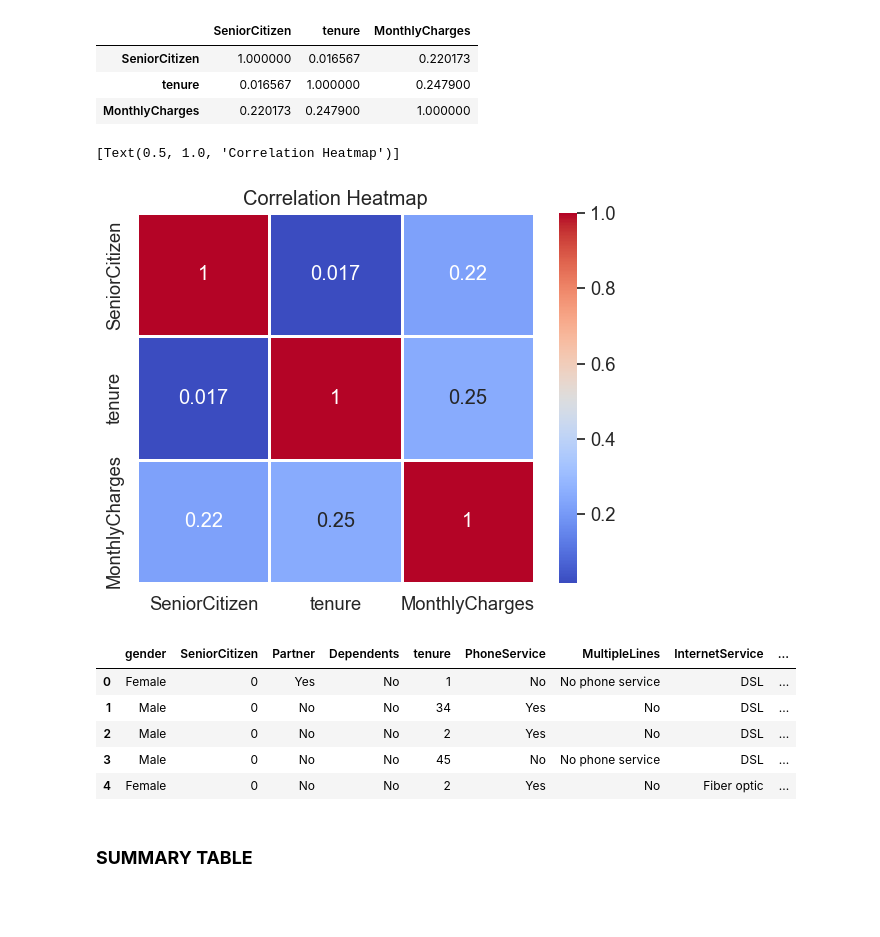
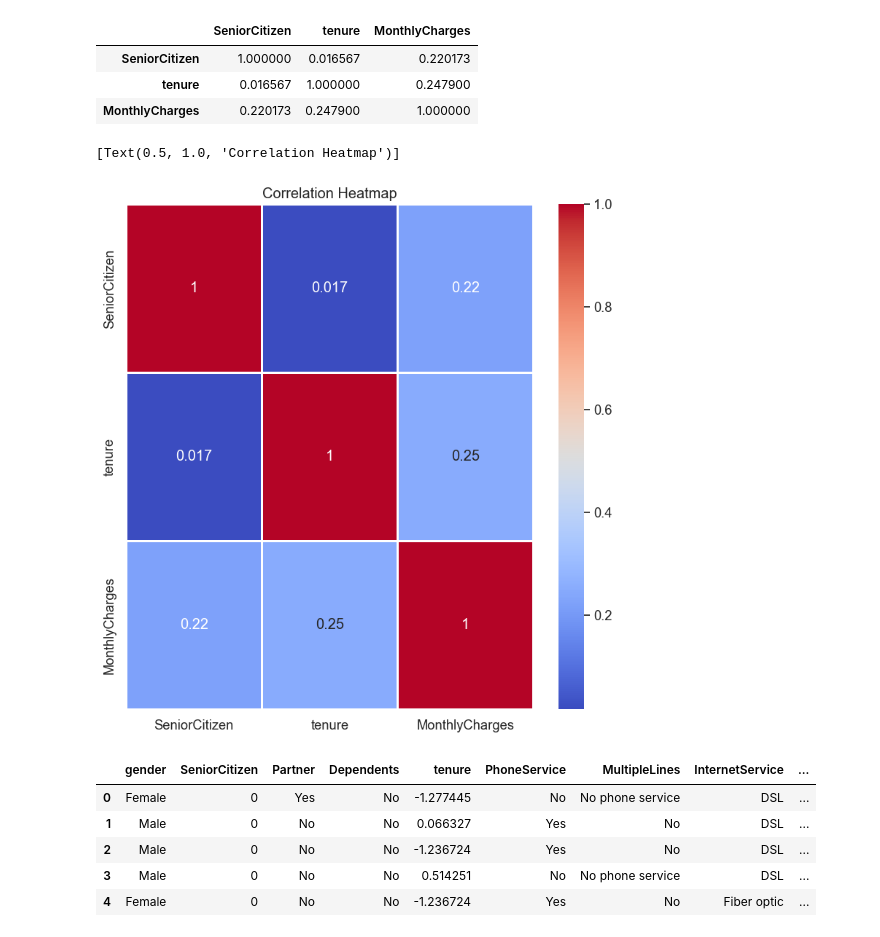
Before and after one commit to aiyegboka/Telcom, a Jupyter notebook: customer_chun.ipynb, the cells around one changed output. Saved outputs shown, nothing was run; the diff lists cells and outputs as text; code cells hidden in the pictures; blank space fills up the shorter version.

```diff
--- a/customer_chun.ipynb
+++ b/customer_chun.ipynb
@@ -283,0 +294,7 @@ ohe.categories_'''
+# %%
+from sklearn.preprocessing import StandardScaler
+
+scaler = StandardScaler()
+
+telcom[['tenure', 'MonthlyCharges']] = scaler.fit_transform(telcom[['tenure', 'MonthlyCharges']])
+display(telcom[['tenure', 'MonthlyCharges']])
@@ -403,10 +360,11 @@ display(corr)
 | tenure | 0.016567 | 1.000000 | 0.247900 |
 | MonthlyCharges | 0.220173 | 0.247900 | 1.000000 |
 # %%
+plt.figure(figsize=(9,9))
 sns.heatmap(corr, annot=True, cmap='coolwarm', linewidths=1).set(title = 'Correlation Heatmap')
 # %% [output]
 [Text(0.5, 1.0, 'Correlation Heatmap')]
-[figure, old version]
+[figure, new version]
 # %%
 fig = px.imshow(corr, text_auto=True, title='Correlation Heatmap')
 fig.show()
@@ -414,10 +372,8 @@ fig.show()
 telcom.head()
 # %% [output]
 |  | gender | SeniorCitizen | Partner | Dependents | tenure | PhoneService | MultipleLines | InternetService | ... |
-| 0 | Female | 0 | Yes | No | 1 | No | No phone service | DSL | ... |
-| 1 | Male | 0 | No | No | 34 | Yes | No | DSL | ... |
-| 2 | Male | 0 | No | No | 2 | Yes | No | DSL | ... |
-| 3 | Male | 0 | No | No | 45 | No | No phone service | DSL | ... |
-| 4 | Female | 0 | No | No | 2 | Yes | No | Fiber optic | ... |
+| 0 | Female | 0 | Yes | No | -1.277445 | No | No phone service | DSL | ... |
+| 1 | Male | 0 | No | No | 0.066327 | Yes | No | DSL | ... |
+| 2 | Male | 0 | No | No | -1.236724 | Yes | No | DSL | ... |
+| 3 | Male | 0 | No | No | 0.514251 | No | No phone service | DSL | ... |
+| 4 | Female | 0 | No | No | -1.236724 | Yes | No | Fiber optic | ... |
-# %% [markdown]
-### **SUMMARY TABLE**
```
Also changed, not shown: parts of 29 cells of this notebook.
